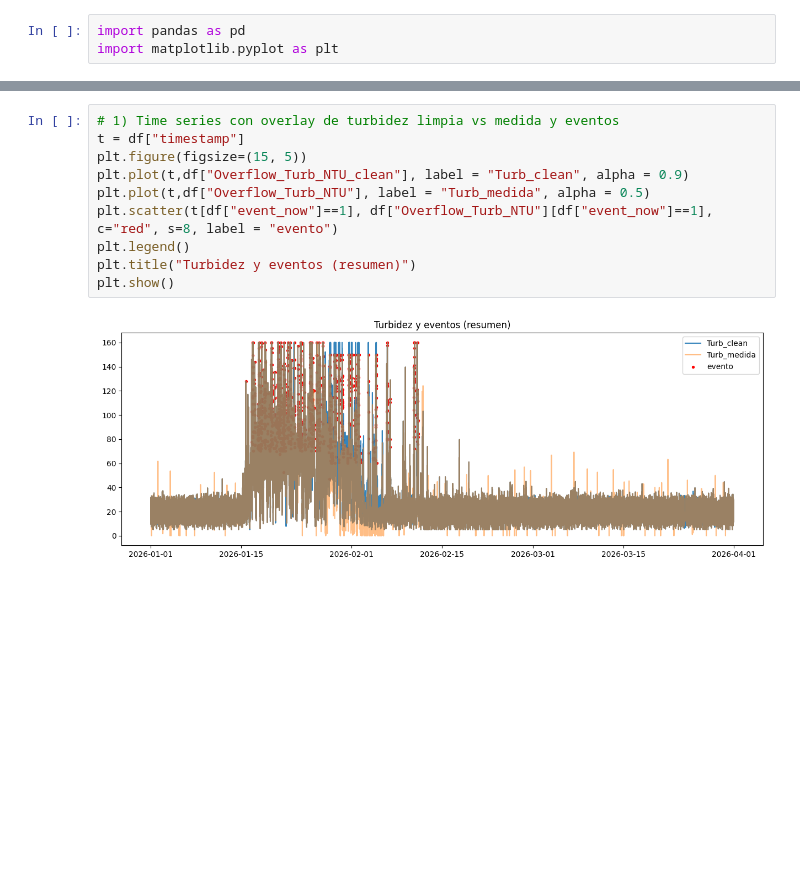
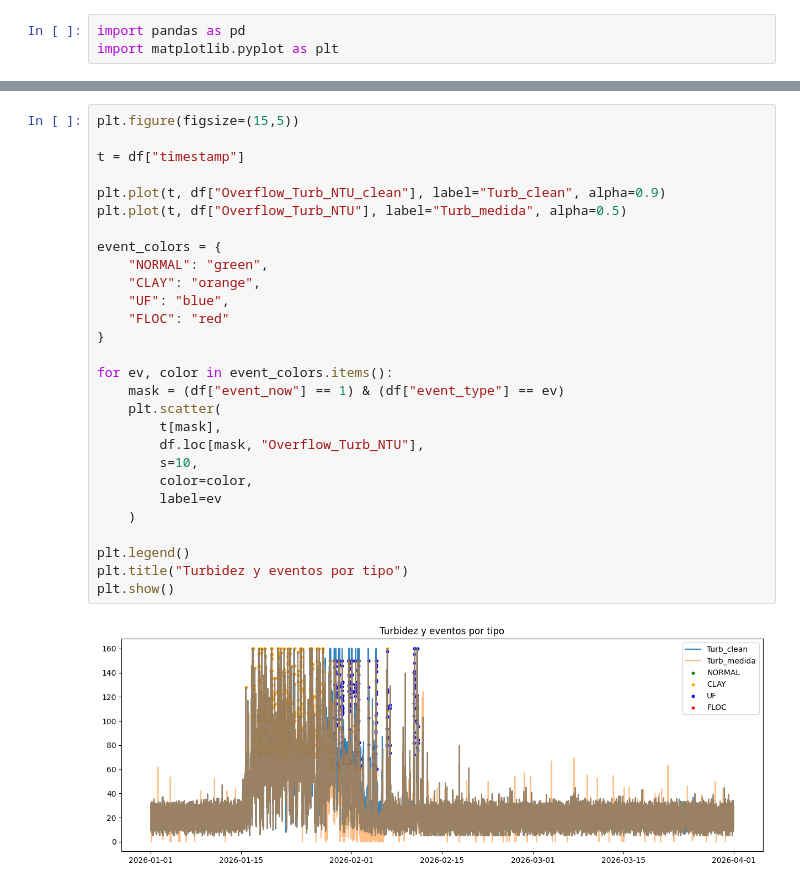
Before and after one commit to MatiasValenzuelaMunoz/Thickener-Water-Recovery-Sentinel-TWS, a Jupyter notebook: notebooks/01_quick_checks.ipynb, the cells around one changed output, grey strips where cells are left out. Cells and saved outputs as stored; diff of their text form; blank space fills up the shorter version.

```diff
--- a/notebooks/01_quick_checks.ipynb
+++ b/notebooks/01_quick_checks.ipynb
@@ -43,12 +55,30 @@ dtype: float64
 # %%
-# 1) Time series con overlay de turbidez limpia vs medida y eventos
+plt.figure(figsize=(15,5))
+
 t = df["timestamp"]
-plt.figure(figsize=(15, 5))
-plt.plot(t,df["Overflow_Turb_NTU_clean"], label = "Turb_clean", alpha = 0.9)
-plt.plot(t,df["Overflow_Turb_NTU"], label = "Turb_medida", alpha = 0.5)
-plt.scatter(t[df["event_now"]==1], df["Overflow_Turb_NTU"][df["event_now"]==1], c="red", s=8, label = "evento")
+
+plt.plot(t, df["Overflow_Turb_NTU_clean"], label="Turb_clean", alpha=0.9)
+plt.plot(t, df["Overflow_Turb_NTU"], label="Turb_medida", alpha=0.5)
+
+event_colors = {
+    "NORMAL": "green",
+    "CLAY": "orange",
+    "UF": "blue",
+    "FLOC": "red"
+}
+
+for ev, color in event_colors.items():
+    mask = (df["event_now"] == 1) & (df["event_type"] == ev)
+    plt.scatter(
+        t[mask],
+        df.loc[mask, "Overflow_Turb_NTU"],
+        s=10,
+        color=color,
+        label=ev
+    )
+
 plt.legend()
-plt.title("Turbidez y eventos (resumen)")
+plt.title("Turbidez y eventos por tipo")
 plt.show()
 # %% [output]
-[figure, old version]
+[figure, new version]
```
Also changed, not shown: parts of 5 cells of this notebook, 2 other files.
